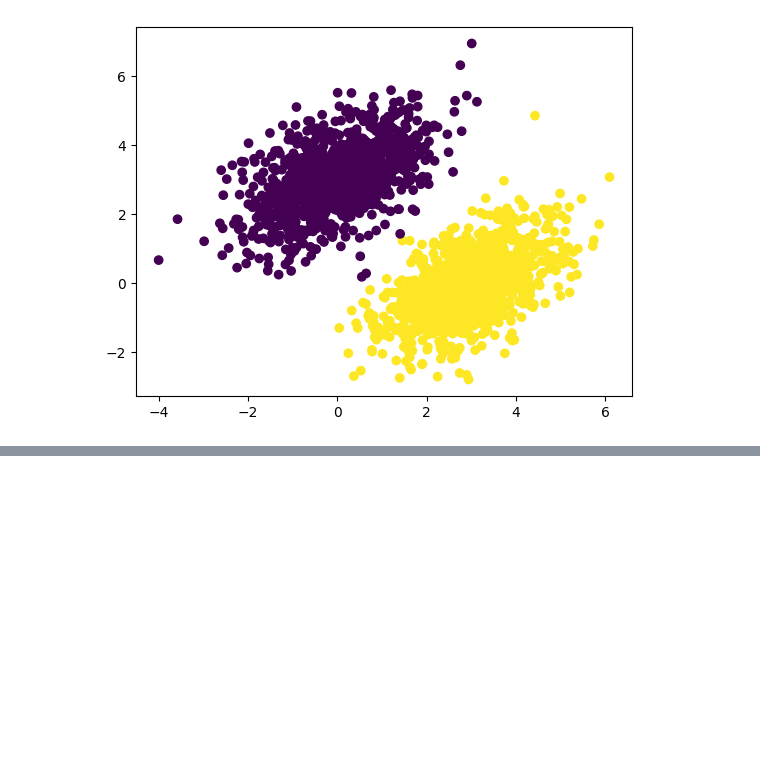
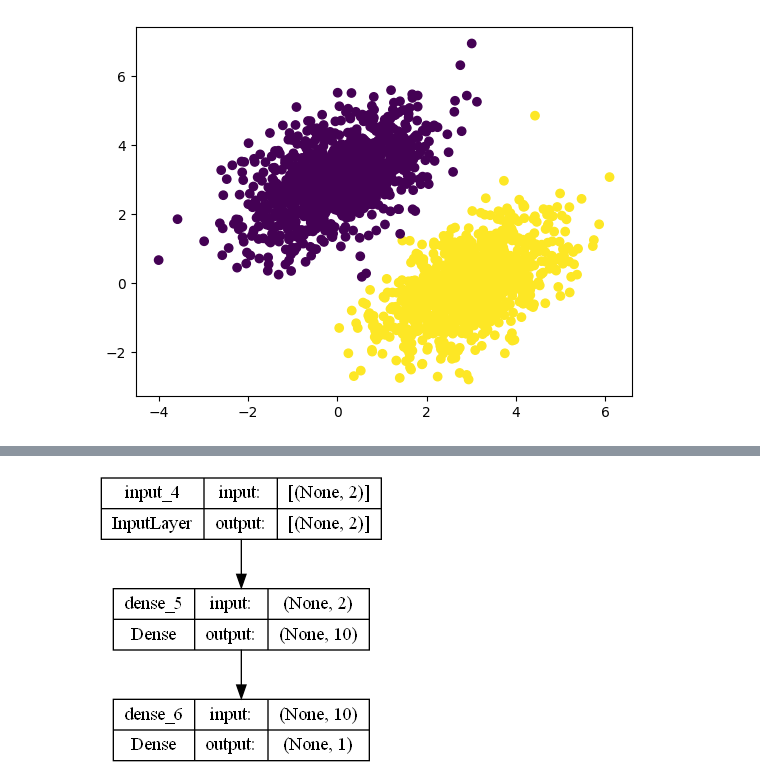
Before and after one commit to carlesoctav/sains-data-2023, a Jupyter notebook: main-module/week-05.ipynb, the cells around one changed output, grey strips where cells are left out. Drawn from its saved outputs; the diff is of its cells as text; code cells hidden in the pictures; blank space fills up the shorter version.

```diff
--- a/main-module/week-05.ipynb
+++ b/main-module/week-05.ipynb
@@ -237,0 +241,12 @@ tf.Tensor(
+# %%
+# Using the Keras Sequential API to build a linear classifier
+model = keras.Sequential([
+    keras.layers.InputLayer(input_shape  = (2,)), # input layers (stateless layer)
+    keras.layers.Dense(units = 10, activation = 'relu'), # FC  layer (stateful layer)
+    keras.layers.Dense(units = 1, activation = 'sigmoid'), # FC layer (stateful layer)
+])
+# %%
+# plotting the model
+keras.utils.plot_model(model, show_shapes = True, show_layer_names = True, rankdir = 'TB', expand_nested = False, dpi = 96)
+# %% [output]
+[figure, added]
```
Also changed, not shown: parts of 23 cells of this notebook, 25 other files.
